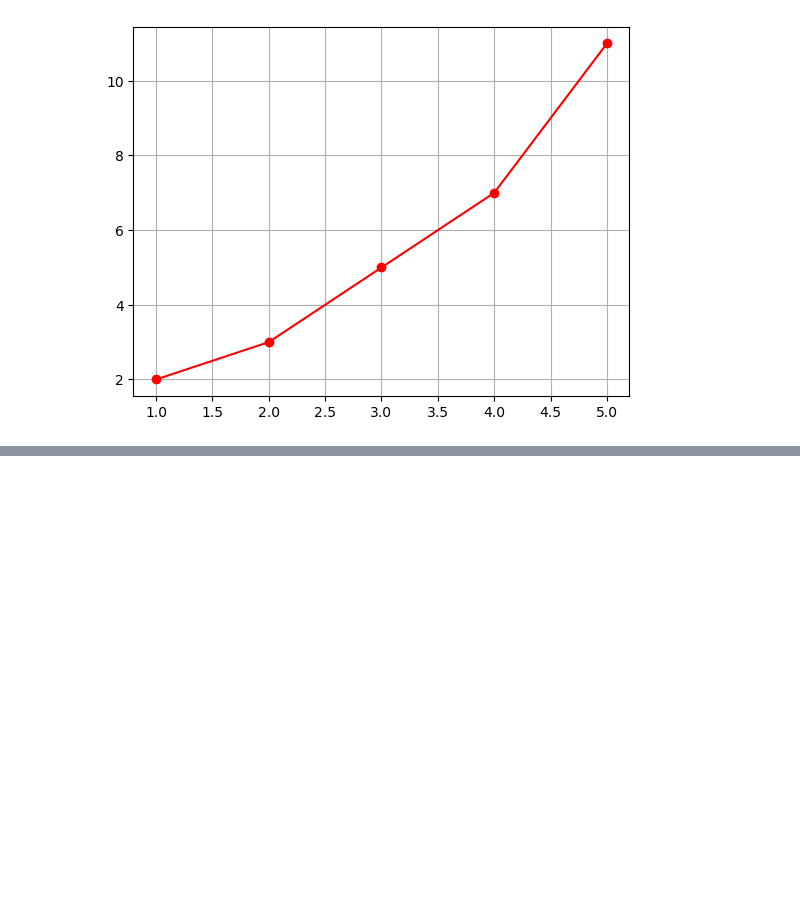
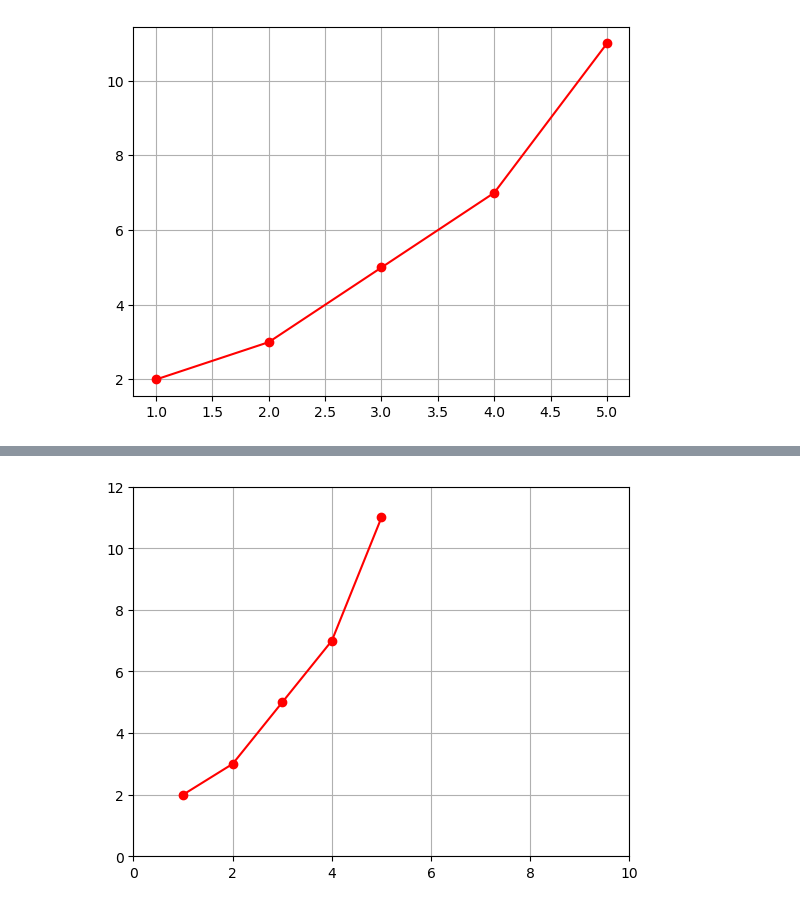
Before and after one commit to frgonzalezb/Udemy_Python_Total_DS_ML, a Jupyter notebook: 09_Matplotlib/Ejercicios/139_to_141.ipynb, the cells around one changed output, grey strips where cells are left out. Drawn from its saved outputs; the diff is of its cells as text; code cells hidden in the pictures; blank space fills up the shorter version.

```diff
--- a/09_Matplotlib/Ejercicios/139_to_141.ipynb
+++ b/09_Matplotlib/Ejercicios/139_to_141.ipynb
@@ -44,0 +55,13 @@ plt.show()
+# %%
+import matplotlib.pyplot as plt
+
+
+x = [1, 2, 3, 4, 5]
+y = [2, 3, 5, 7, 11]
+
+plt.plot(x, y, 'ro-')
+plt.axis((0, 10, 0, 12))  # usar lista en vez de tupla en Udemy!!
+plt.grid()
+plt.show()
+# %% [output]
+[figure, added]
```
Also changed, not shown: parts of 1 cell of this notebook.
